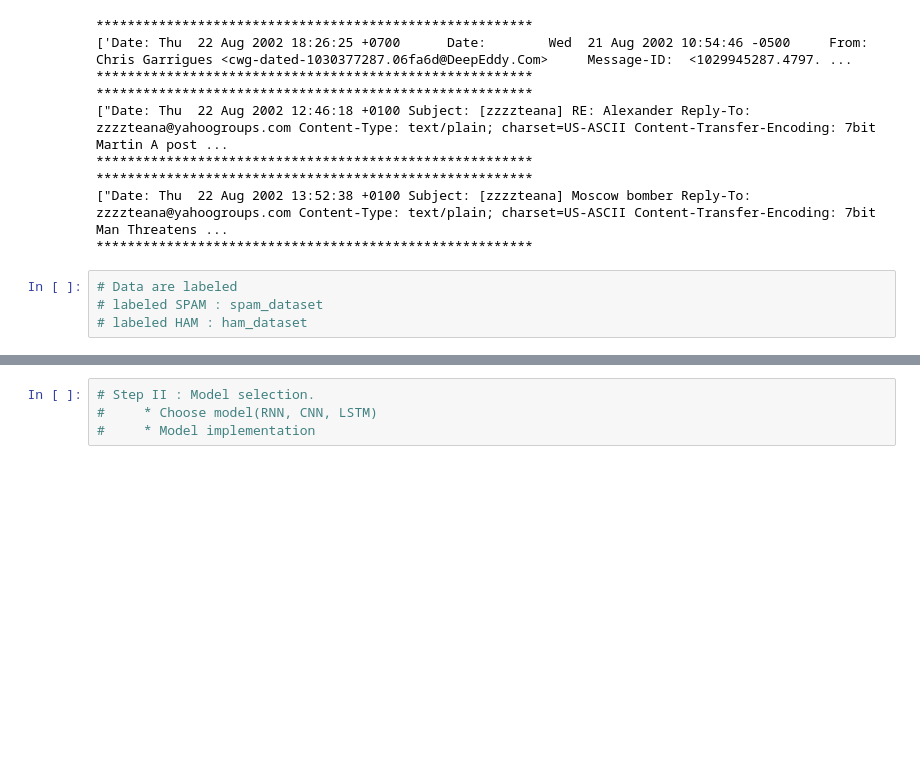
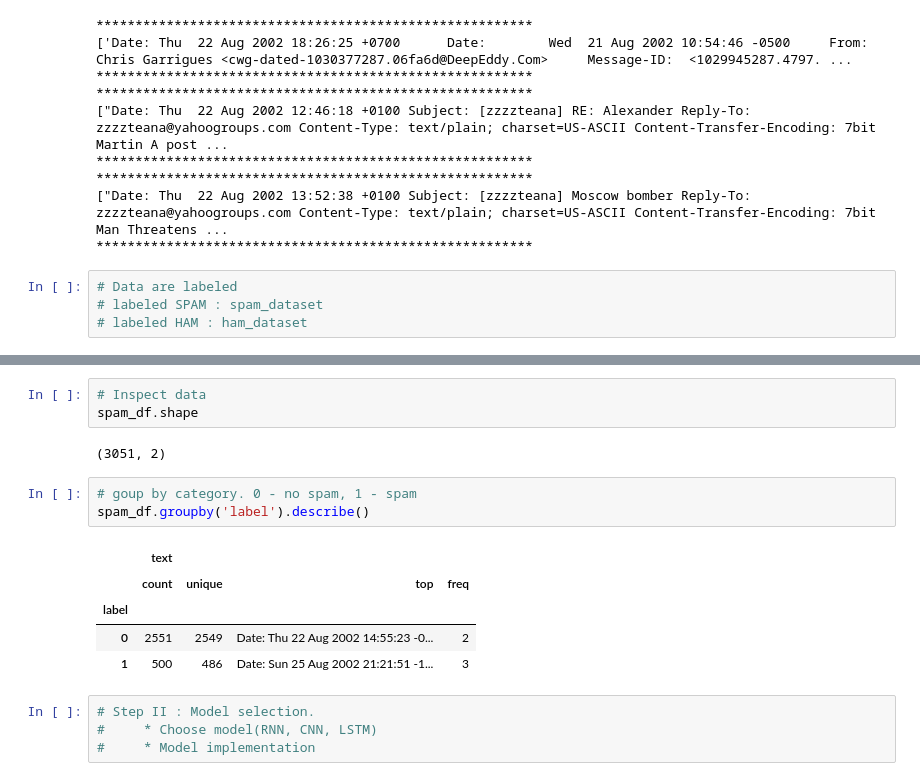
Before and after one commit to LukasZlocki/deep_learning_spam_assasin, a Jupyter notebook: deep_learning_spam_assasin.ipynb, the cells around one changed output, grey strips where cells are left out. Cells and saved outputs as stored; diff of their text form; blank space fills up the shorter version.

```diff
--- a/deep_learning_spam_assasin.ipynb
+++ b/deep_learning_spam_assasin.ipynb
@@ -252,3 +313,17 @@ for element in ham_dataset:
+# %%
+# Inspect data
+spam_df.shape
+# %% [output]
+(3051, 2)
+# %%
+# goup by category. 0 - no spam, 1 - spam
+spam_df.groupby('label').describe()
+# %% [output]
+|  | text |  |  |  |
+|  | count | unique | top | freq |
+| label |  |  |  |  |
+| 0 | 2551 | 2549 | Date: Thu 22 Aug 2002 14:55:23 -0... | 2 |
+| 1 | 500 | 486 | Date: Sun 25 Aug 2002 21:21:51 -1... | 3 |
 # %%
 # Step II : Model selection.
 #     * Choose model(RNN, CNN, LSTM)
```
Also changed, not shown: parts of 8 cells of this notebook.
